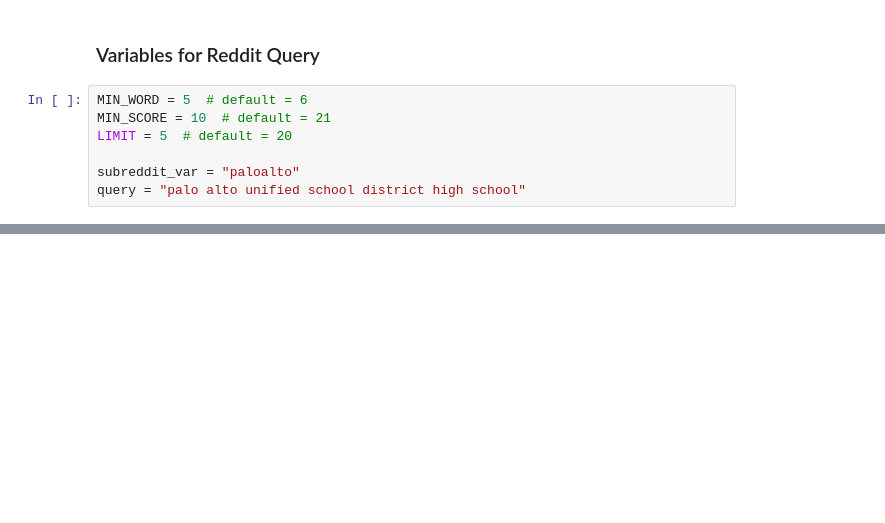
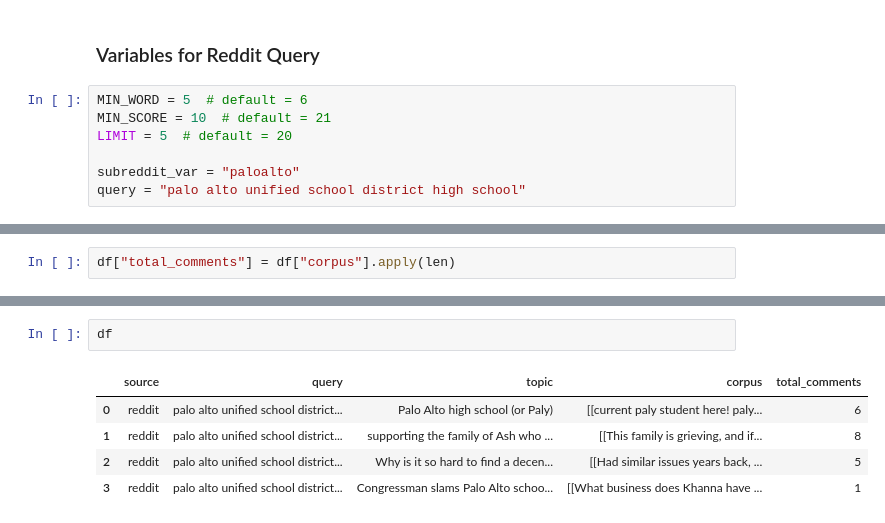
Before and after one commit to junclemente/ads509-final_project, a Jupyter notebook: notebooks/data_scraping.ipynb, the cells around one changed output, grey strips where cells are left out. Drawn from its saved outputs; the diff is of its cells as text; blank space fills up the shorter version.

```diff
--- a/notebooks/data_scraping.ipynb
+++ b/notebooks/data_scraping.ipynb
@@ -266,0 +277,2 @@ df.head(10)
+# %%
+df["total_comments"] = df["corpus"].apply(len)
@@ -266,0 +296,8 @@ df.head(10)
+# %%
+df
+# %% [output]
+|  | source | query | topic | corpus | total_comments |
+| 0 | reddit | palo alto unified school district... | Palo Alto high school (or Paly) | [[current paly student here! paly... | 6 |
+| 1 | reddit | palo alto unified school district... | supporting the family of Ash who ... | [[This family is grieving, and if... | 8 |
+| 2 | reddit | palo alto unified school district... | Why is it so hard to find a decen... | [[Had similar issues years back, ... | 5 |
+| 3 | reddit | palo alto unified school district... | Congressman slams Palo Alto schoo... | [[What business does Khanna have ... | 1 |
```
Also changed, not shown: parts of 5 cells of this notebook.
